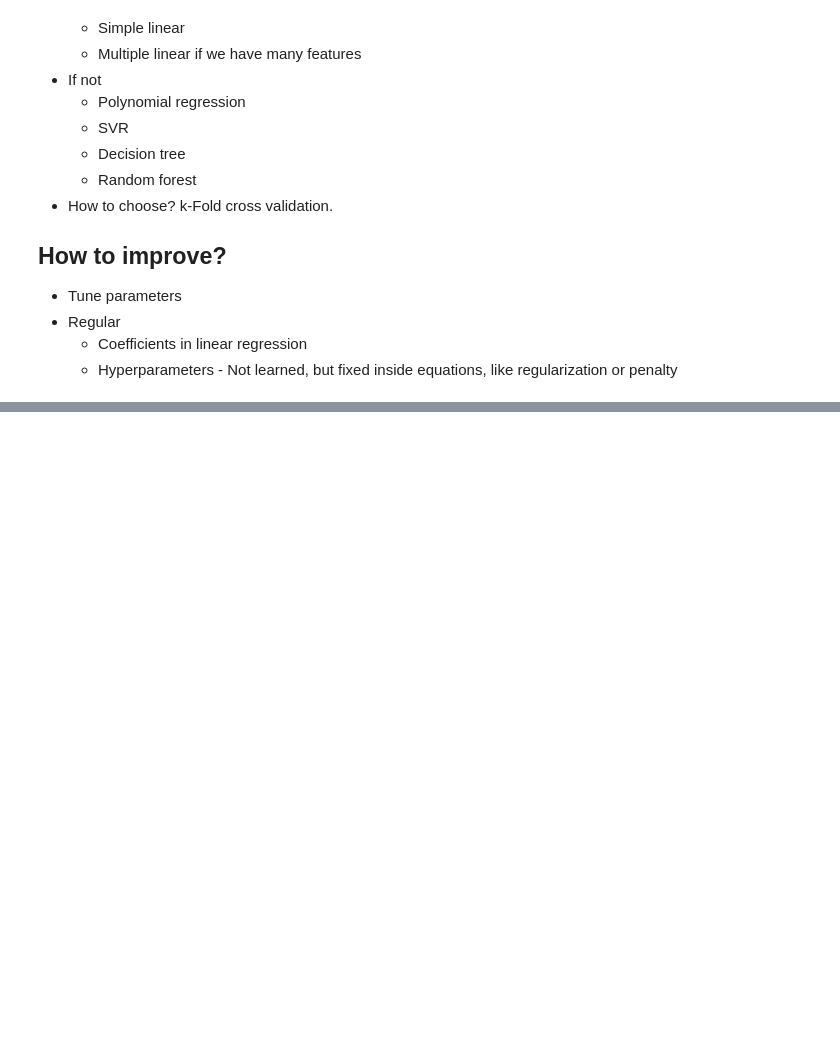
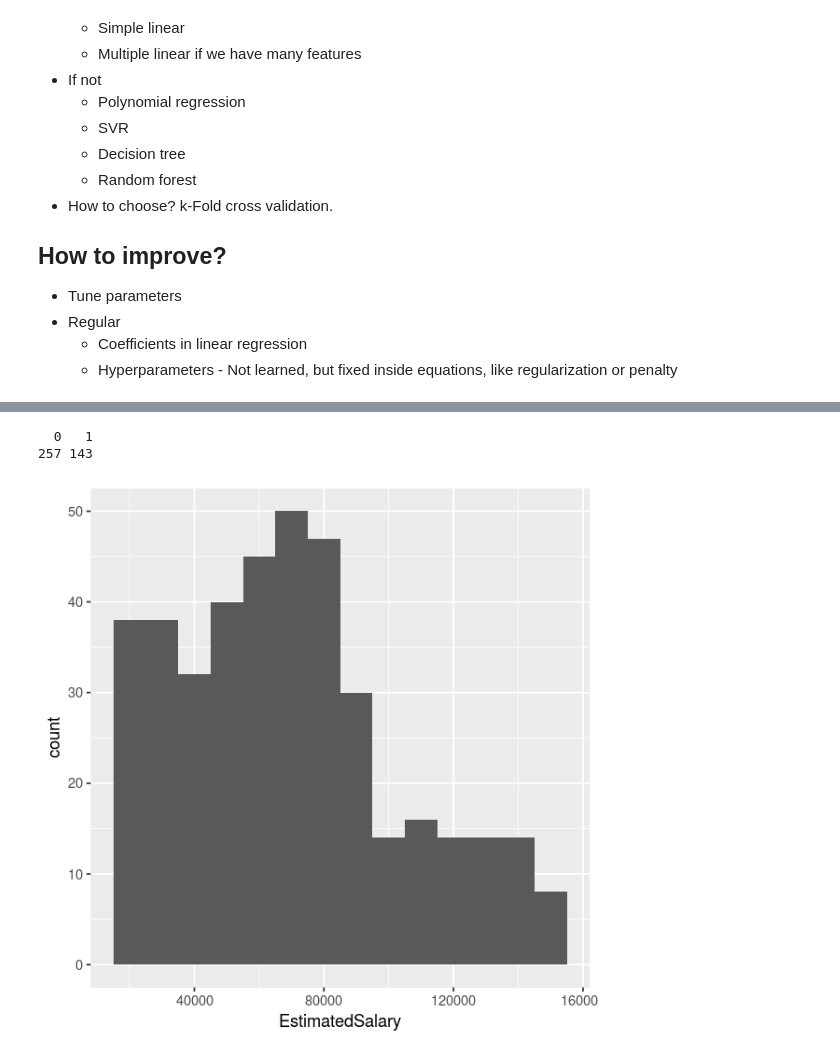
Before and after one commit to Jakob37/UdemyMachineLearningJupyter, a Jupyter notebook: part89.ipynb, the cells around one changed output, grey strips where cells are left out. Saved outputs shown, nothing was run; the diff lists cells and outputs as text; code cells hidden in the pictures; blank space fills up the shorter version.

Commit message:
Logistic regression

```diff
--- a/part89.ipynb
+++ b/part89.ipynb
@@ -67,0 +96,3 @@ If sign is positive - then we have a positive correlation. Magnitude is tricky h
+# %%
+dataset <- read.csv("../data/Logistic_Regression/Social_Network_Ads.csv")
+glimpse(dataset)
@@ -67,0 +107,10 @@ If sign is positive - then we have a positive correlation. Magnitude is tricky h
+# %%
+table(dataset$Purchased)
+# %% [output]
+  0   1
+257 143
+# %%
+vu$pltsize(5, 5)
+ggplot(dataset, aes(EstimatedSalary)) + geom_histogram(binwidth = 10000)
+# %% [output]
+[figure, added]
```
Also changed, not shown: parts of 15 cells of this notebook.
